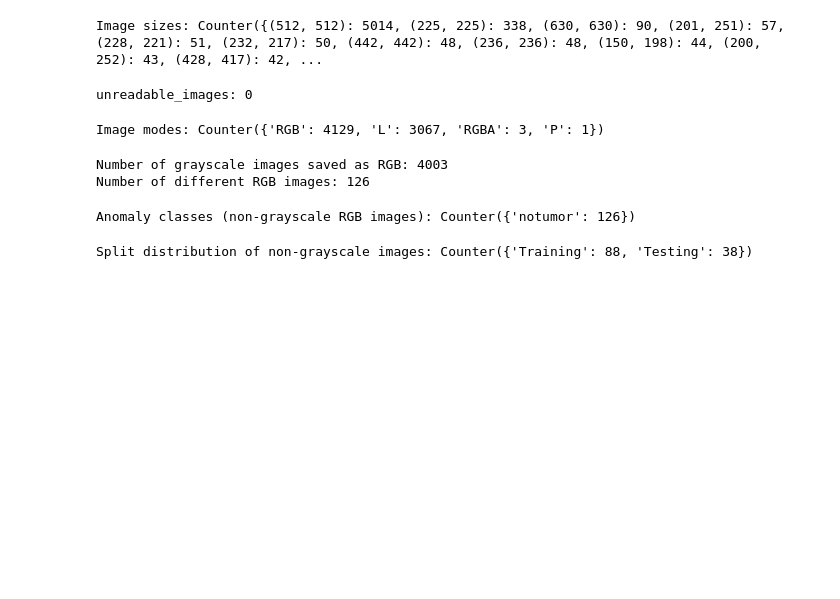
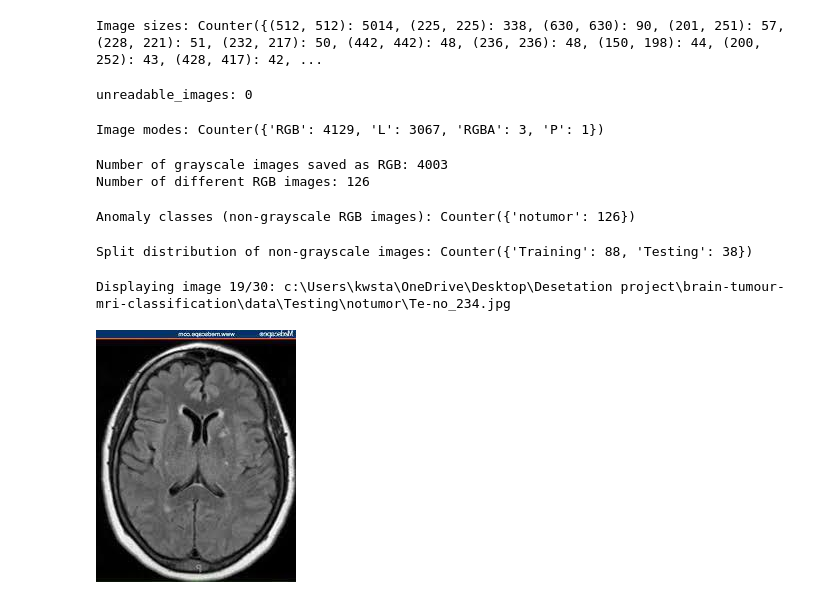
Before and after one commit to gcaluian/brain-tumour-mri-classification, a Jupyter notebook: notebooks/01_data_exploration.ipynb, the cells around one changed output. Saved outputs shown, nothing was run; the diff lists cells and outputs as text; code cells hidden in the pictures; blank space fills up the shorter version.

Commit message:
I have sorted the images based on the mean channel difference and I looked at the first 20-30 images. Some of them seem to have a blue ribbon either at the top or the bottom of the picture.

```diff
--- a/notebooks/01_data_exploration.ipynb
+++ b/notebooks/01_data_exploration.ipynb
@@ -215,3 +215,27 @@ split_distribution = Counter(path.parent.parent.name for path in different_rgb_i
 print("Split distribution of non-grayscale images:", split_distribution)
 # %% [output]
 Split distribution of non-grayscale images: Counter({'Training': 88, 'Testing': 38})
+# %%
+# Inspecting the non-grayscale RGB images with the largest channel differences one by one
+
+# Sort the results by mean_difference in descending order
+sorted_results = sorted(channel_difference_results, key=lambda x: x['mean_difference'], reverse=True)
+
+# Pick the top 10 images with the largest mean channel differences to look at
+top_n = min(30, len(sorted_results))
+top_images = sorted_results[:top_n]
+
+
+#  Displaying the images with the largest channel differences
+
+from IPython.display import display
+image_index = 0  # Change this index to view different images in the top_images list
+
+result = top_images[image_index]
+
+print(f"Displaying image {image_index + 1}/{top_n}: {result['image_file']}")
+with Image.open(result['image_file']) as img:
+    display(img)
+# %% [output]
+Displaying image 19/30: c:\Users\kwsta\OneDrive\Desktop\Desetation project\brain-tumour-mri-classification\data\Testing\notumor\Te-no_234.jpg
+[figure, added]
```
